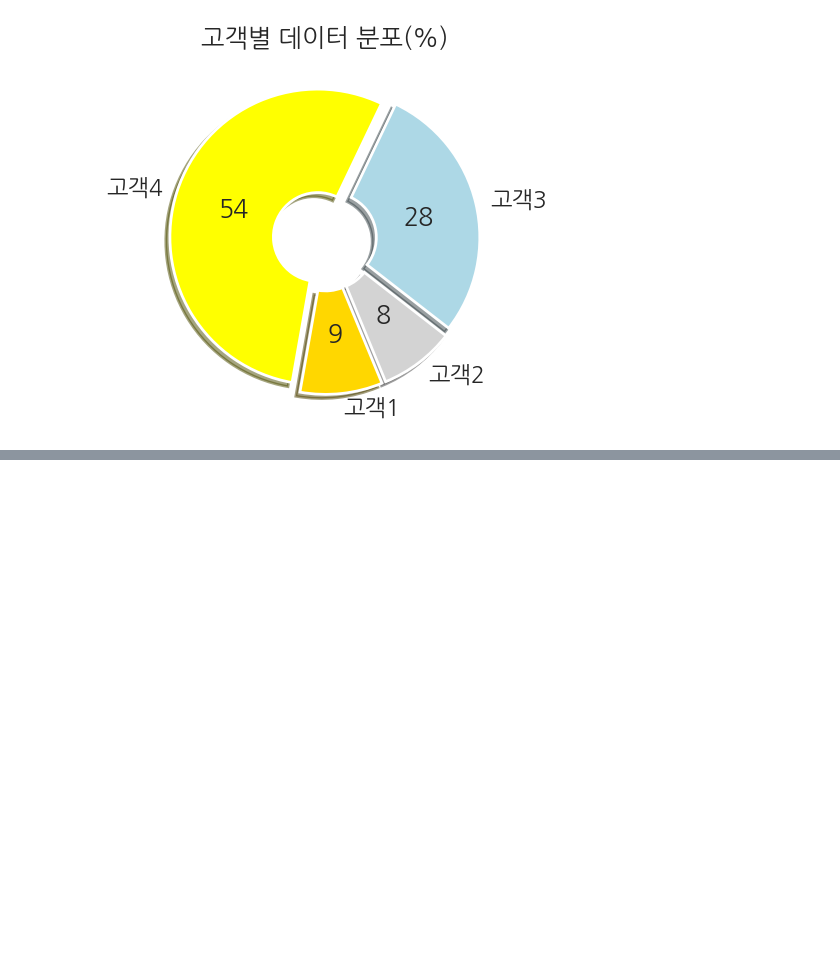
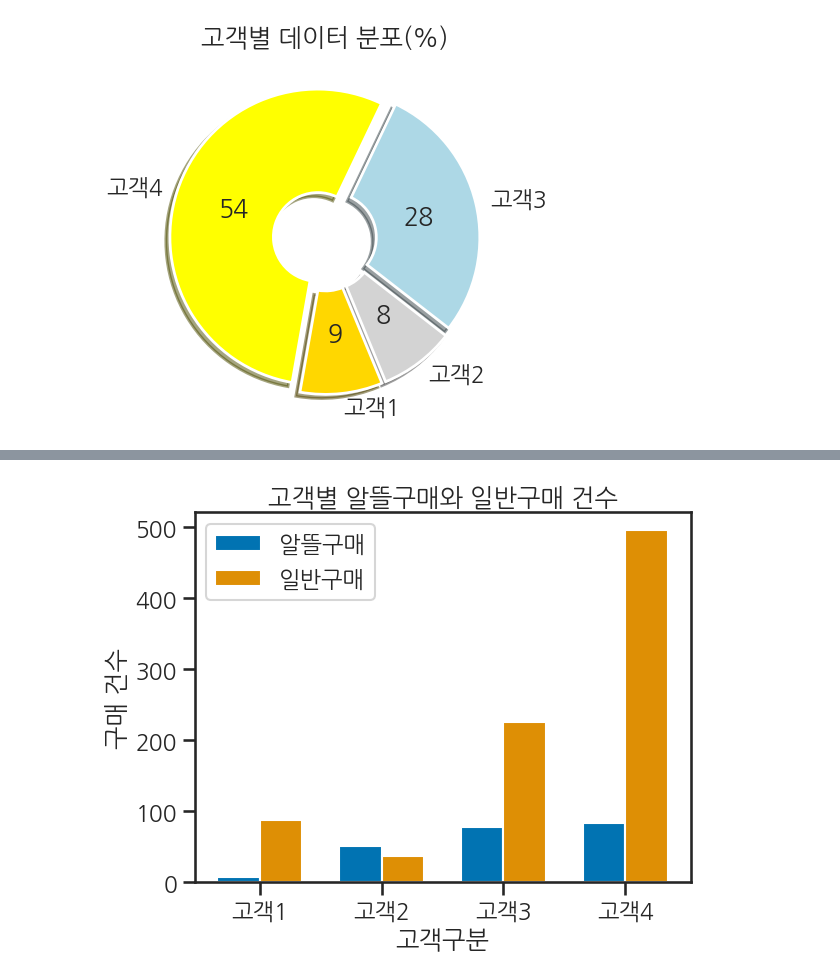
Before and after one commit to arkwith7/aSSIST_ML, a Jupyter notebook: 박형식_데이터_분석과제.ipynb, the cells around one changed output, grey strips where cells are left out. Cells and saved outputs as stored; diff of their text form; code cells hidden in the pictures; blank space fills up the shorter version.

```diff
--- a/박형식_데이터_분석과제.ipynb
+++ b/박형식_데이터_분석과제.ipynb
@@ -196,0 +225,40 @@ B    금     13   13   13     13       13     13    13    13
+# %%
+# PB 상품에 대한 매핑 정보
+pb_map = {'Y': '알뜰구매', 'N': '일반구매'}
+
+def MakeDF(target):
+    target_df = df.loc[df['고객구분'] == target].copy()
+    target_df['PB 상품여부'] = target_df['PB 상품여부'].map(pb_map)
+
+    # 모든 구매 유형에 대해 값을 초기화합니다.
+    purchase_data = {purchase_type: 0 for purchase_type in pb_map.values()}
+
+    # 기존 데이터를 업데이트합니다.
+    purchase_data.update(target_df['PB 상품여부'].value_counts().to_dict())
+
+    return purchase_data
+
+# 'A', 'B', 'C', 'D'를 '고객1', '고객2', '고객3', '고객4'로 변경하여 호출합니다.
+purchase_labels = list(pb_map.values())
+customer_labels = ['고객1', '고객2', '고객3', '고객4']
+customers = ['A', 'B', 'C', 'D']
+data = [MakeDF(customer) for customer in customers]
+
+x = np.arange(len(customer_labels))  # label locations
+width = 0.35  # bar width
+
+fig, ax = plt.subplots()
+rects1 = ax.bar(x - width/2, [d['알뜰구매'] for d in data], width, label='알뜰구매')
+rects2 = ax.bar(x + width/2, [d['일반구매'] for d in data], width, label='일반구매')
+
+# Add some text for labels, title and custom x-axis tick labels, etc.
+ax.set_ylabel('구매 건수')
+ax.set_xlabel('고객구분')
+ax.set_title('고객별 알뜰구매와 일반구매 건수')
+ax.set_xticks(x)
+ax.set_xticklabels(customer_labels)
+ax.legend()
+
+plt.show()
+# %% [output]
+[figure, added]
```
Also changed, not shown: parts of 5 cells of this notebook.
